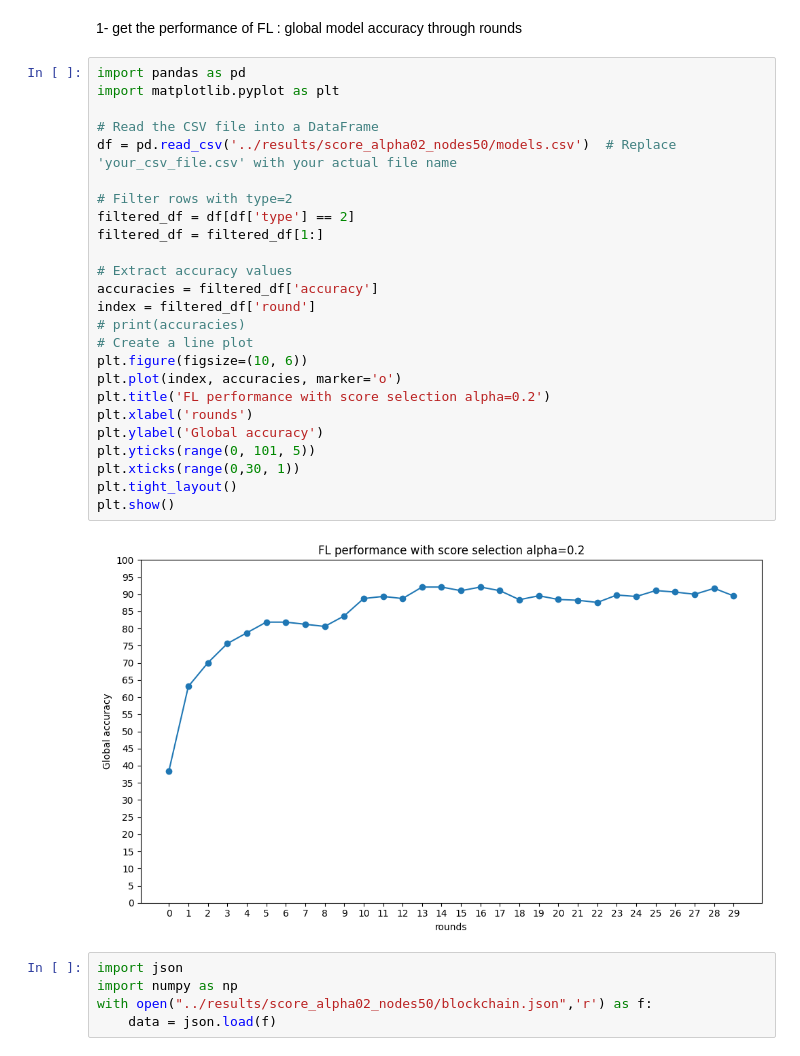
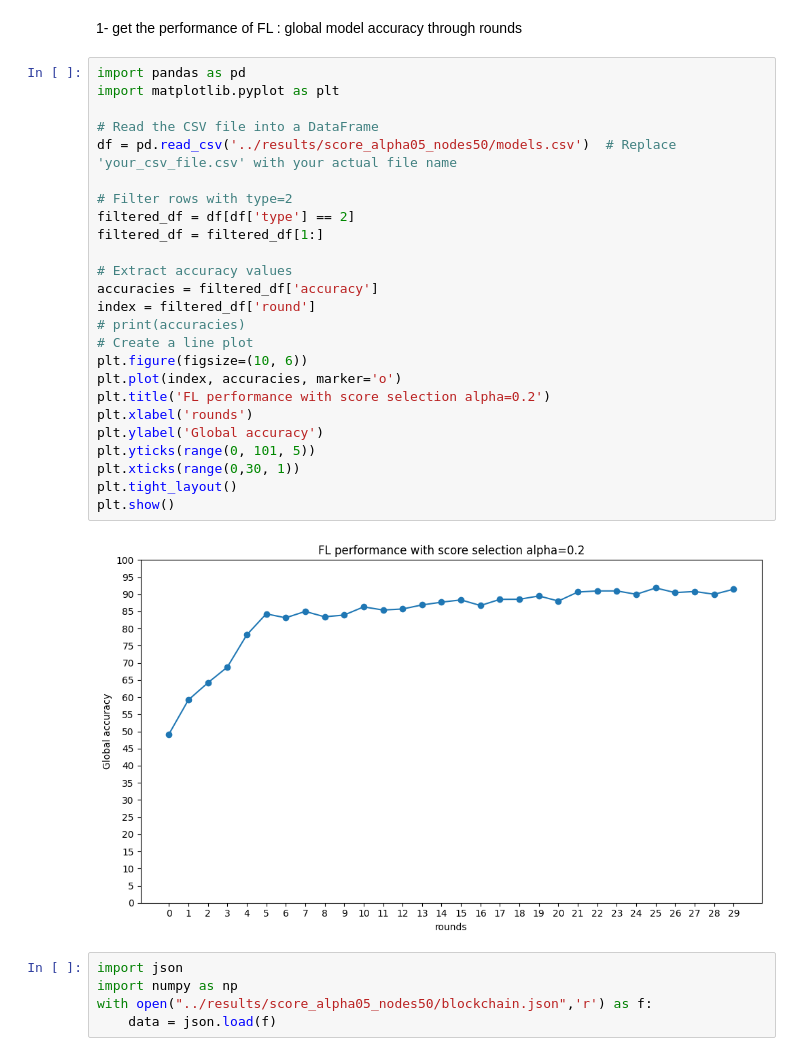
Before and after one commit to PFEWorkspace/code, a Jupyter notebook: scratch/subdir/utils/plot.ipynb, the cells around one changed output. Drawn from its saved outputs; the diff is of its cells as text.

Commit message:
score selection with 50 nodes ans alpha 0.5

```diff
--- a/scratch/subdir/utils/plot.ipynb
+++ b/scratch/subdir/utils/plot.ipynb
@@ -3,34 +3,34 @@
 # %%
 import pandas as pd
 import matplotlib.pyplot as plt
 
 # Read the CSV file into a DataFrame
-df = pd.read_csv('../results/score_alpha02_nodes50/models.csv')  # Replace 'your_csv_file.csv' with your actual file name
+df = pd.read_csv('../results/score_alpha05_nodes50/models.csv')  # Replace 'your_csv_file.csv' with your actual file name
 
 # Filter rows with type=2
 filtered_df = df[df['type'] == 2]
 filtered_df = filtered_df[1:]
 
 # Extract accuracy values
 accuracies = filtered_df['accuracy']
 index = filtered_df['round']
 # print(accuracies)
 # Create a line plot
 plt.figure(figsize=(10, 6))
 plt.plot(index, accuracies, marker='o')
 plt.title('FL performance with score selection alpha=0.2')
 plt.xlabel('rounds')
 plt.ylabel('Global accuracy')
 plt.yticks(range(0, 101, 5))
 plt.xticks(range(0,30, 1))
 plt.tight_layout()
 plt.show()
 # %% [output]
-[figure, old version]
+[figure, new version]
 # %%
 import json
 import numpy as np
-with open("../results/score_alpha02_nodes50/blockchain.json",'r') as f:
+with open("../results/score_alpha05_nodes50/blockchain.json",'r') as f:
     data = json.load(f)
 # %%
 # Create a dictionary to store honesty values for each nodeId
```
Also changed, not shown: parts of 3 cells of this notebook, 8 other files.
